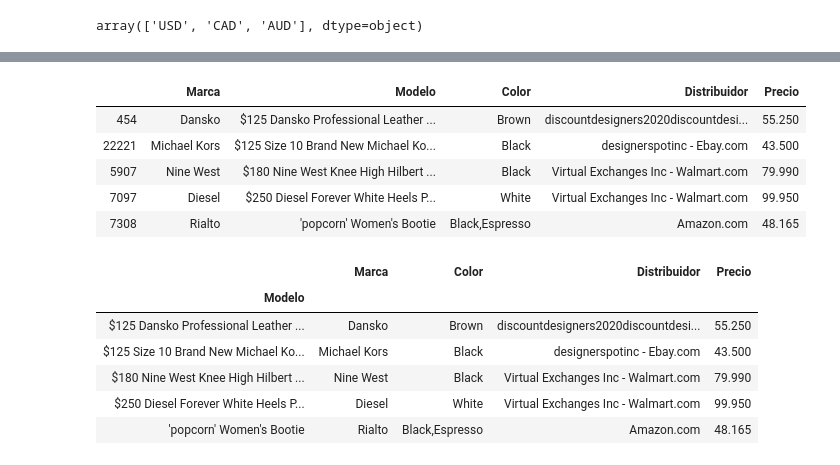
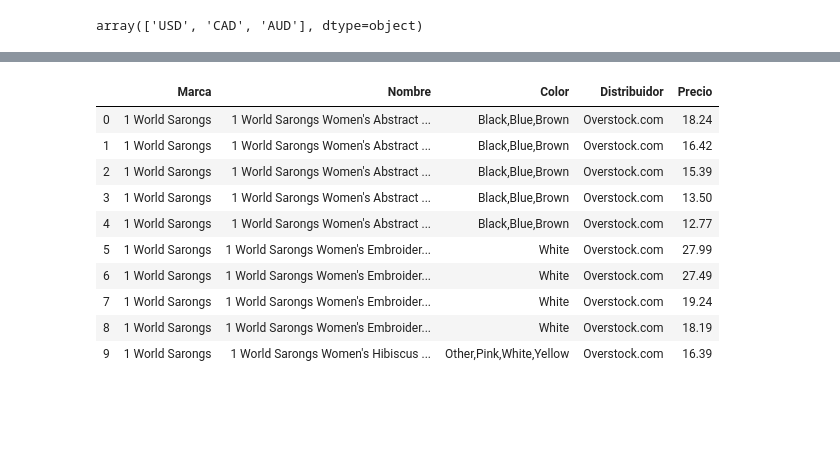
Before and after one commit to Miriam1999/PROYECTO-CDIN, a Jupyter notebook: Equipo9_ProyectoEntrega1.ipynb, the cells around one changed output, grey strips where cells are left out. Saved outputs shown, nothing was run; the diff lists cells and outputs as text; code cells hidden in the pictures; blank space fills up the shorter version.

Commit message:
Subida 2 (limpieza de datos, todavía INCOMPLETA)

```diff
--- a/Equipo9_ProyectoEntrega1.ipynb
+++ b/Equipo9_ProyectoEntrega1.ipynb
@@ -125,6 +137,6 @@ data.head(5)
 # %%
-# Ordenar el dataset por nombre del modelo y después por fecha (para poder quedarse sólo con los datos de la última fecha)
-data.sort_values(["name", "prices.dateAdded"], inplace = True)
+# Ordenar los datos para poder trabjar el dataset y poder hacer el promedio para zapatos iguales pero de diferente precio
+data.sort_values(["brand", "name", "colors", "prices.merchant"] , inplace = True)
 # Mostrar datos
 data.head(5)
 # %% [output]
@@ -137,5 +148,0 @@ data.head(5)
-# %%
-# Eliminar filas duplicadas por nombre quedándonos sólo con el precio más reciente del modelo
-data.drop_duplicates("name", keep = "last", inplace = True)
-# Mostrar los datos
-data.head(5)
@@ -149,5 +148,0 @@ data.head(5)
-# %%
-# Eliminar la columna de fecha ya que no nos sirve para el análisis (sólo la queríamos para filtrar y seleccionar datos)
-data.drop(columns = "prices.dateAdded", inplace = True)
-# Mostrar datos
-data.head(5)
@@ -160,0 +149,5 @@ data.head(5)
+# %%
+# Hacer un nuevo dataframe con los índices que vayan de 1 en 1, iniciando en 0 (con el fin de poder trabajar el dataset)
+data.reset_index(inplace = True, drop = True)
+# Mostrar datos
+data.head(5)
@@ -161,26 +161,18 @@ data.head(5)
 # %%
-# Cambiarle el nombre a las columnas para que sean más intuitivos
-data.rename({"brand": "Marca", "name": "Modelo", "colors": "Color", "prices.merchant": "Distribuidor"}, axis = 1,
+#  Renombrar para que sean nombres más intuitivos
+data.rename(columns = {"brand": "Marca", "name": "Nombre", "colors": "Color", "prices.merchant": "Distribuidor"},
             inplace = True)
 # Mostrar datos
-data.head(5)
+data.head(10)
 # %% [output]
-|  | Marca | Modelo | Color | Distribuidor | Precio |
-| 454 | Dansko | $125 Dansko Professional Leather ... | Brown | discountdesigners2020discountdesi... | 55.250 |
-| 22221 | Michael Kors | $125 Size 10 Brand New Michael Ko... | Black | designerspotinc - Ebay.com | 43.500 |
-| 5907 | Nine West | $180 Nine West Knee High Hilbert ... | Black | Virtual Exchanges Inc - Walmart.com | 79.990 |
-| 7097 | Diesel | $250 Diesel Forever White Heels P... | White | Virtual Exchanges Inc - Walmart.com | 99.950 |
-| 7308 | Rialto | 'popcorn' Women's Bootie | Black,Espresso | Amazon.com | 48.165 |
+|  | Marca | Nombre | Color | Distribuidor | Precio |
+| 0 | 1 World Sarongs | 1 World Sarongs Women's Abstract ... | Black,Blue,Brown | Overstock.com | 18.24 |
+| 1 | 1 World Sarongs | 1 World Sarongs Women's Abstract ... | Black,Blue,Brown | Overstock.com | 16.42 |
+| 2 | 1 World Sarongs | 1 World Sarongs Women's Abstract ... | Black,Blue,Brown | Overstock.com | 15.39 |
+| 3 | 1 World Sarongs | 1 World Sarongs Women's Abstract ... | Black,Blue,Brown | Overstock.com | 13.50 |
+| 4 | 1 World Sarongs | 1 World Sarongs Women's Abstract ... | Black,Blue,Brown | Overstock.com | 12.77 |
+| 5 | 1 World Sarongs | 1 World Sarongs Women's Embroider... | White | Overstock.com | 27.99 |
+| 6 | 1 World Sarongs | 1 World Sarongs Women's Embroider... | White | Overstock.com | 27.49 |
+| 7 | 1 World Sarongs | 1 World Sarongs Women's Embroider... | White | Overstock.com | 19.24 |
+| 8 | 1 World Sarongs | 1 World Sarongs Women's Embroider... | White | Overstock.com | 18.19 |
+| 9 | 1 World Sarongs | 1 World Sarongs Women's Hibiscus ... | Other,Pink,White,Yellow | Overstock.com | 16.39 |
-# %%
-# Fijar en el índice el nombre del modelo de los zapatos para hacer los insigths sobre los mismos
-data.set_index("Modelo", inplace = True)
-# Mostrar datos
-data.head(5)
-# %% [output]
-|  | Marca | Color | Distribuidor | Precio |
-| Modelo |  |  |  |  |
-| $125 Dansko Professional Leather ... | Dansko | Brown | discountdesigners2020discountdesi... | 55.250 |
-| $125 Size 10 Brand New Michael Ko... | Michael Kors | Black | designerspotinc - Ebay.com | 43.500 |
-| $180 Nine West Knee High Hilbert ... | Nine West | Black | Virtual Exchanges Inc - Walmart.com | 79.990 |
-| $250 Diesel Forever White Heels P... | Diesel | White | Virtual Exchanges Inc - Walmart.com | 99.950 |
-| 'popcorn' Women's Bootie | Rialto | Black,Espresso | Amazon.com | 48.165 |
```
Also changed, not shown: parts of 12 cells of this notebook.
